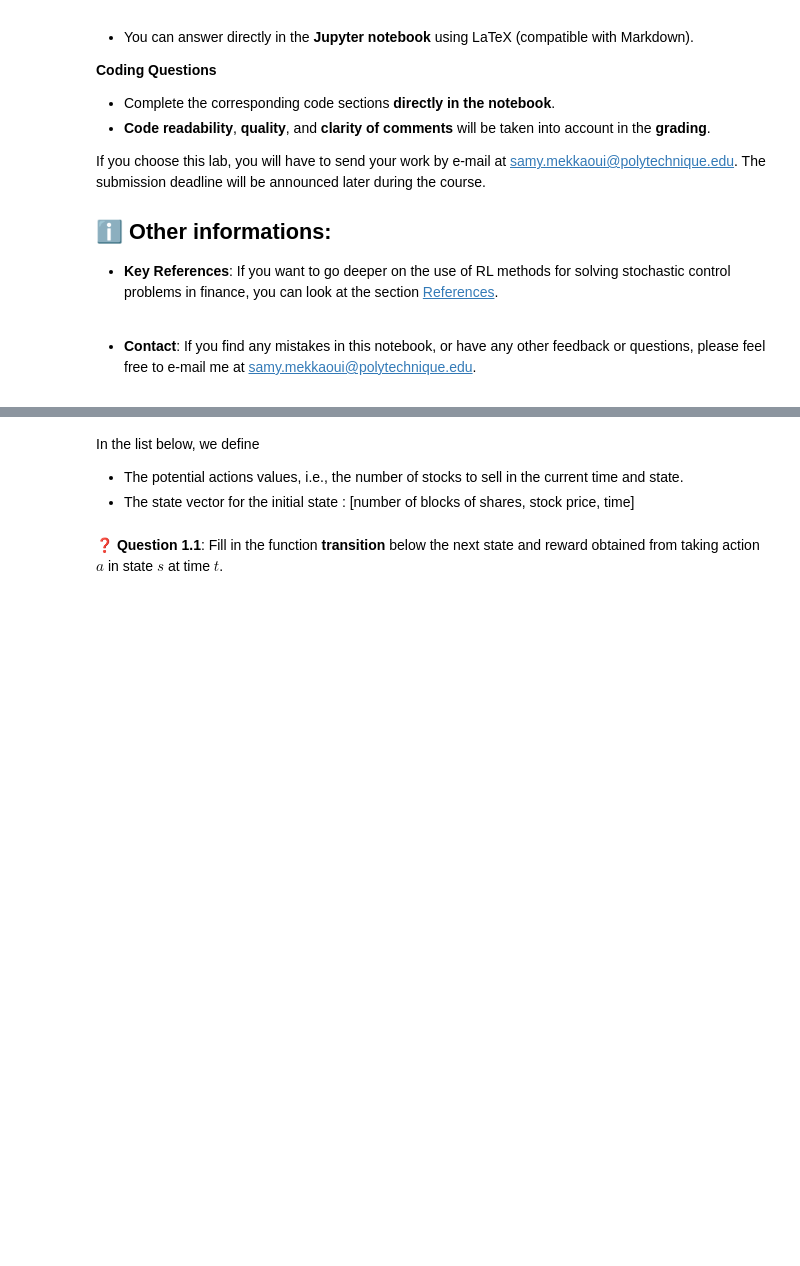
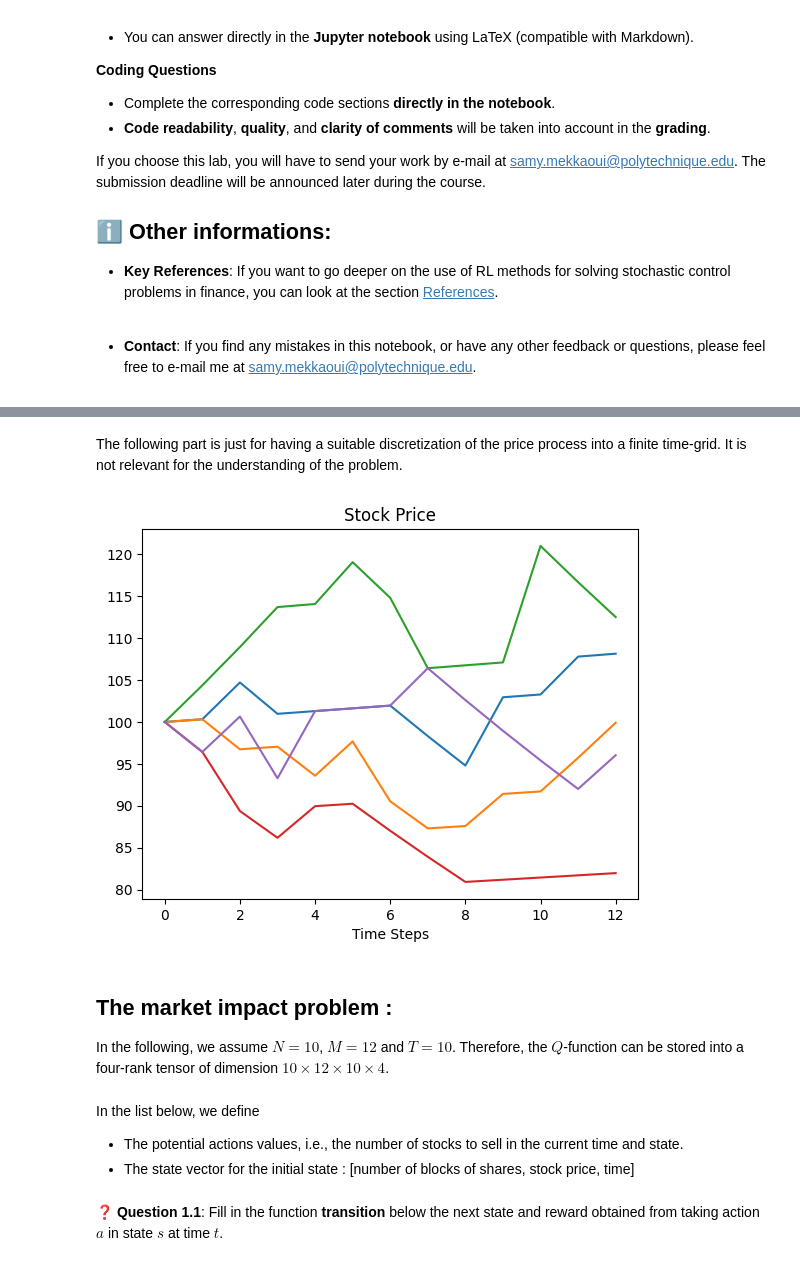
Before and after one commit to SamyMekk/Labs-Stochastic-Control-and-Machine-Learning, a Jupyter notebook: contents/RL/TP2-RL/Lab Session n°2 - RL for stochastic control problems.ipynb, the cells around one changed output, grey strips where cells are left out. Cells and saved outputs as stored; diff of their text form; code cells hidden in the pictures; blank space fills up the shorter version.

```diff
--- a/contents/RL/TP2-RL/Lab Session n°2 - RL for stochastic control problems.ipynb
+++ b/contents/RL/TP2-RL/Lab Session n°2 - RL for stochastic control problems.ipynb
@@ -135,5 +130,66 @@ eta = 0.5# Step size
+# %% [markdown]
+The following part is just for having a suitable discretization of the price process into a finite time-grid. It is not relevant for the understanding of the problem.
+# %%
+S0 = 100      # initial stock price
+K = 100       # stike
+r = 0.05      # risk-free rate
+sigma = 0.15  # volatility
+mu = 0.05     # drift
+M = 1         # maturity
+
+T = 12        # number of time steps
+N_MC = 1000   # number of paths
+
+delta_t = M / T                # time interval
+gamma = np.exp(- r * delta_t)  # discount factor
+# %%
+N = 25 # number of discrete states
+I = (2 + np.log(np.log(N))) * sigma * np.sqrt(T * delta_t)
+p = np.log(S0) + (2 * np.arange(1, N+1) - N - 1) / (N - 1) * I
+p = pd.DataFrame(p, index=range(1, N+1))
+c = (p.loc[2:,:] + p.shift(1).loc[2:,:]) / 2
+c.loc[1,:] = float('-inf')
+c.loc[N+1,:] = float('inf')
+c = c.sort_index(axis=0)
+
+transition_probability = pd.DataFrame([], index=range(1, N+1), columns=range(1, N+1))
+for i in range(1, N+1):
+    for j in range(1, N+1):
+        a = (c.loc[j+1,0] - p.loc[i,0] - (mu - 0.5*sigma**2)*delta_t)/(sigma*np.sqrt(delta_t))
+        b = (c.loc[j,0] - p.loc[i,0] - (mu - 0.5*sigma**2)*delta_t)/(sigma*np.sqrt(delta_t))
+        transition_probability.loc[i,j] = norm.cdf(a) - norm.cdf(b)
+
+starttime = time.time()
+
+# state variable
+X = pd.DataFrame([], index=range(1, N_MC+1), columns=range(T+1))
+X.loc[:,0] = np.log(S0)
+
+# position of each state variable on the grid
+point = pd.DataFrame([], index=range(1, N_MC+1), columns=range(T+1))
+point.loc[:,0] = (N + 1) / 2
+
+for k in range(1, N_MC+1):
+    x = (N + 1) / 2
+    for t in range(1, T+1):
+        next_x = np.random.choice(np.arange(1,N+1),replace=True,p=transition_probability.loc[x,:])
+        x = next_x
+        point.loc[k,t] = x
+        X.loc[k,t] = p.loc[x,0]
+
+# stock price
+S = X.apply(lambda x: np.exp((x + (mu - 1/2 * sigma**2) * np.arange(T+1) * delta_t).astype('float')), axis=1)
+delta_S = S.loc[:, 1:T].values - np.exp(r * delta_t) * S.loc[:,0:T-1]
+delta_S_hat = delta_S.apply(lambda x: x - np.mean(x), axis=0)
+
+# plot 5 paths
+plt.plot(S.T.iloc[:,[100,200,300,400,500]])
+plt.xlabel('Time Steps')
+plt.title('Stock Price')
+plt.show()
+# %% [output]
+[figure, added]
 # %% [markdown]
-In the list below, we define
+<h2> The market impact problem : </h2>
 
-- The potential actions values, i.e., the number of stocks to sell in the current time and state.
-- The state vector for the initial state : [number of blocks of shares, stock price, time]
+In the following, we assume $N=10$, $M=12$ and $T=10$. Therefore, the $Q$-function can be stored into a four-rank tensor of dimension $10 \times 12 \times 10 \times 4$.
@@ -140,3 +209,10 @@ In the list below, we define
+# %% [markdown]
+
+
+In the list below, we define
+
+- The potential actions values, i.e., the number of stocks to sell in the current time and state.
+- The state vector for the initial state : [number of blocks of shares, stock price, time]
 # %%
 ACTIONS = [0, 1, 2, 3]
 START = [NUM_BLOCKS - 1, S0, 0]
```
Also changed, not shown: parts of 12 cells of this notebook, 3 other files.
